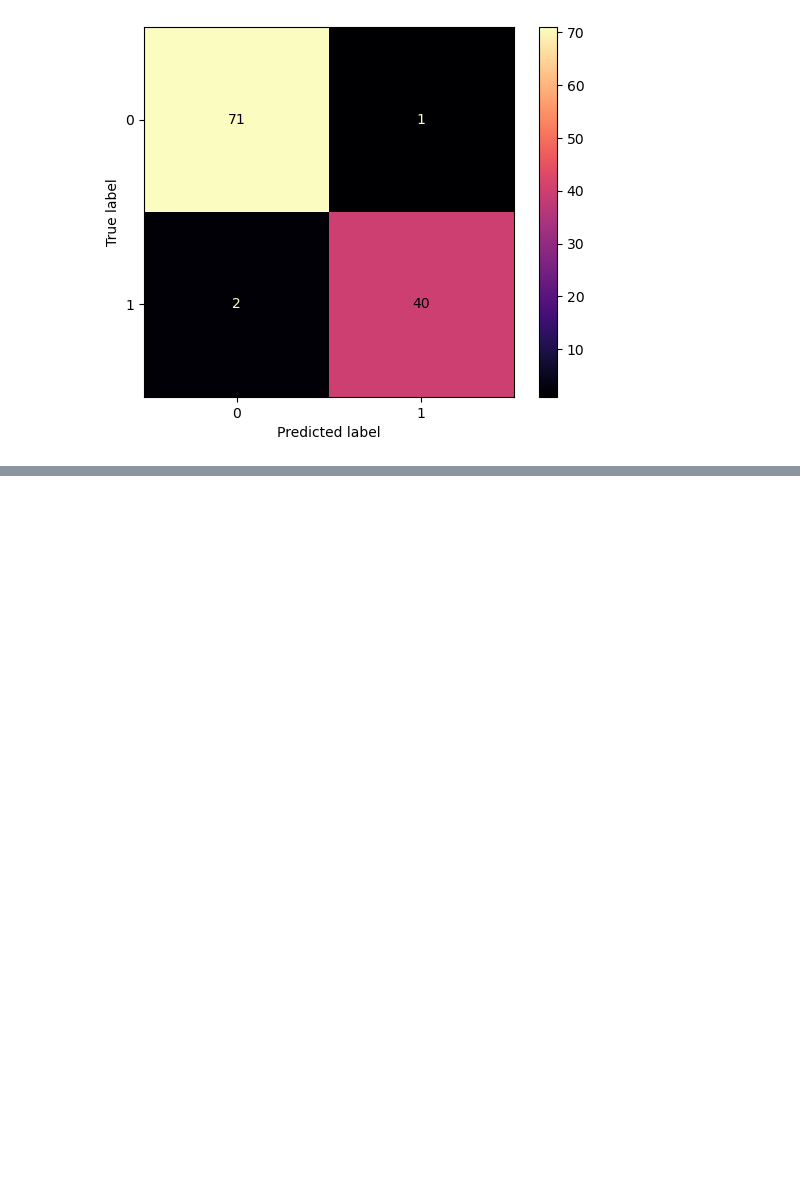
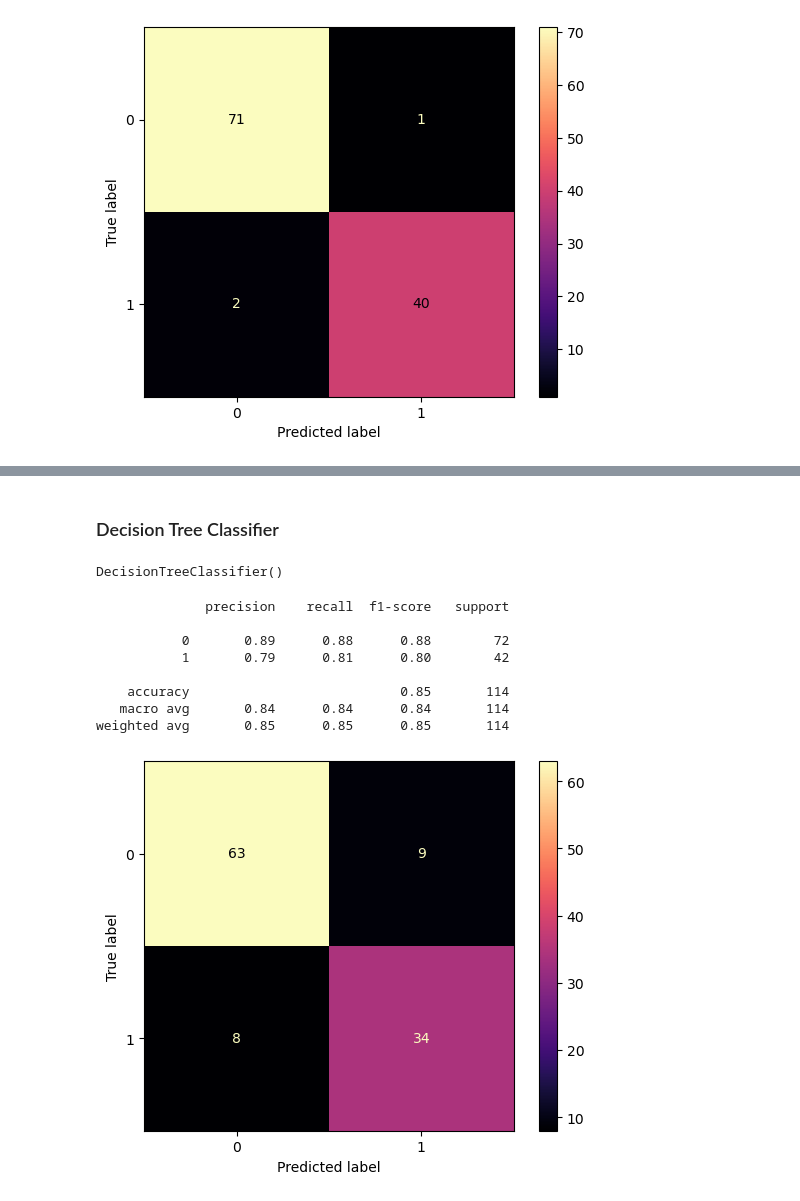
Before and after one commit to Jefest1/CVIP_Data_Science_Intern, a Jupyter notebook: breast_cancer_prediction.ipynb, the cells around one changed output, grey strips where cells are left out. Cells and saved outputs as stored; diff of their text form; code cells hidden in the pictures; blank space fills up the shorter version.

```diff
--- a/breast_cancer_prediction.ipynb
+++ b/breast_cancer_prediction.ipynb
@@ -189,0 +206,26 @@ weighted avg       0.97      0.97      0.97       114
+# %% [markdown]
+### Decision Tree Classifier
+# %%
+# Fitting the model on the training data
+dec_tree = DecisionTreeClassifier()
+dec_tree.fit(X_train, y_train)
+# %% [output]
+DecisionTreeClassifier()
+# %%
+dec_tree_pred = dec_tree.predict(X_test)
+
+# Displaying model scores and appending to the list
+print(classification_report(y_test, dec_tree_pred))
+sns.reset_orig()
+ConfusionMatrixDisplay.from_predictions(y_test, dec_tree_pred, cmap='magma')
+plt.show()
+# %% [output]
+              precision    recall  f1-score   support
+
+           0       0.89      0.88      0.88        72
+           1       0.79      0.81      0.80        42
+
+    accuracy                           0.85       114
+   macro avg       0.84      0.84      0.84       114
+weighted avg       0.85      0.85      0.85       114
+[figure, added]
```
Also changed, not shown: parts of 37 cells of this notebook.
